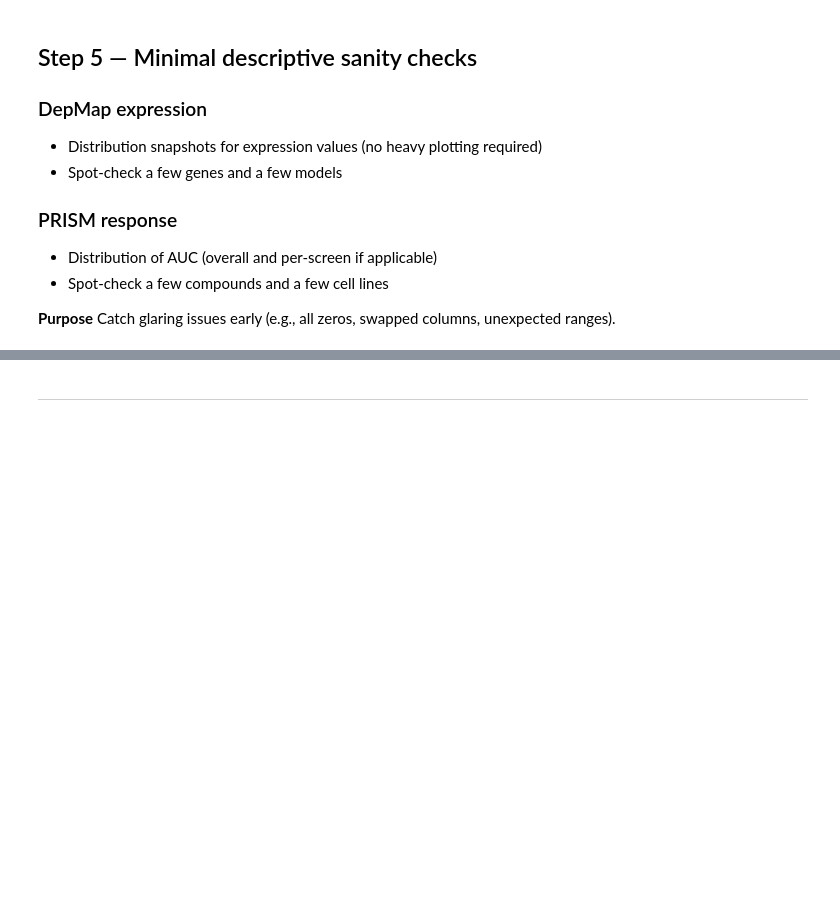
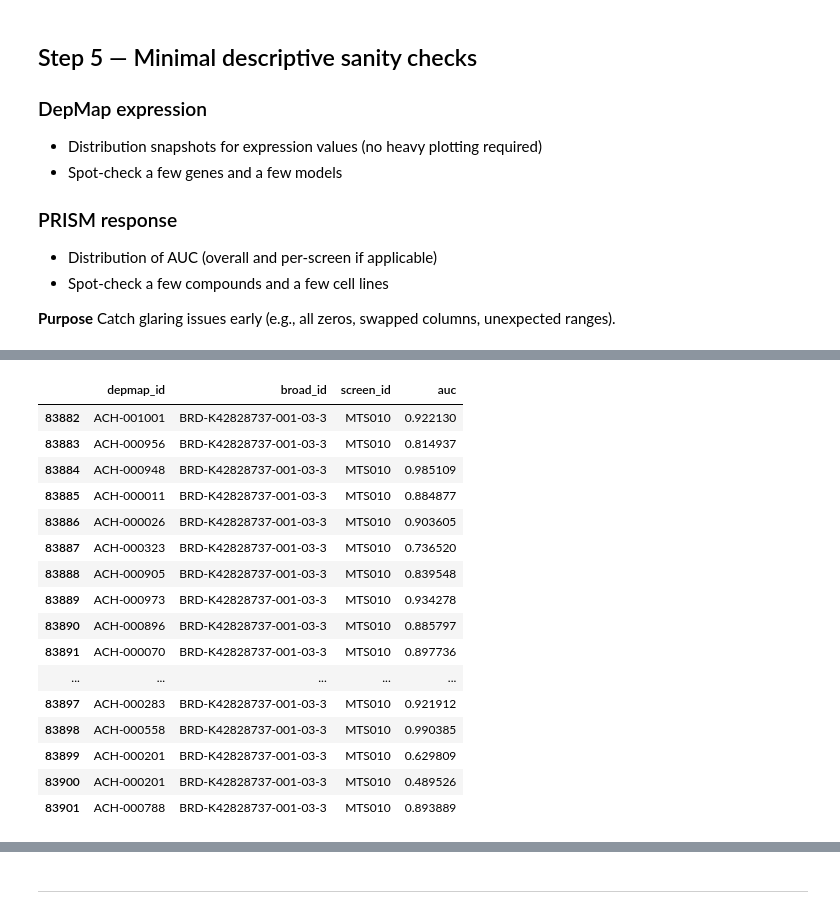
Before and after one commit to paulairazoqui/epigenetic-drug-resistance, a Jupyter notebook: notebooks/01_sanity_checks_depmap_prism.ipynb, the cells around one changed output, grey strips where cells are left out. Cells and saved outputs as stored; diff of their text form; code cells hidden in the pictures; blank space fills up the shorter version.

```diff
--- a/notebooks/01_sanity_checks_depmap_prism.ipynb
+++ b/notebooks/01_sanity_checks_depmap_prism.ipynb
@@ -416,0 +566,67 @@ Catch glaring issues early (e.g., all zeros, swapped columns, unexpected ranges)
+# %%
+# ========= PRISM response =========
+print_block("Step 5B — PRISM response: minimal descriptive sanity checks")
+
+print(f"PRISM rows: {prism.shape[0]:,} | cols: {prism.shape[1]:,}")
+
+# AUC column detection (robust)
+auc_candidates = [c for c in prism.columns if str(c).lower() in {"auc", "auc_mean", "auc_prism"} or "auc" in str(c).lower()]
+if len(auc_candidates) == 0:
+    raise ValueError("Could not find an AUC-like column in PRISM dataframe. Check column names.")
+auc_col = auc_candidates[0]
+print(f"Using AUC column: {auc_col}")
+
+# 1) Overall AUC distribution
+auc_snap = quick_numeric_snapshot(prism[auc_col], name=f"prism_{auc_col}_overall")
+display(auc_snap.to_frame().T)
+
+# 2) Per-screen distribution if screen column exists
+screen_candidates = [c for c in prism.columns if str(c).lower() in {"screen_id", "screen", "screen_name"}]
+screen_col = screen_candidates[0] if screen_candidates else None
+
+if screen_col is not None:
+    print(f"\nScreen column detected: {screen_col}")
+    # show top screens by count
+    top_screens = prism[screen_col].value_counts(dropna=False).head(10)
+    display(top_screens.to_frame("n_rows"))
+
+    # per-screen quantiles (top 5 screens only to keep it light)
+    top5 = top_screens.index[:5]
+    rows = []
+    for sc in top5:
+        rows.append(quick_numeric_snapshot(prism.loc[prism[screen_col] == sc, auc_col], name=f"{screen_col}={sc}"))
+    display(pd.DataFrame(rows))
+else:
+    print("\nNo screen column detected (OK). Skipping per-screen snapshot.")
+
+# 3) Spot-check a few compounds and a few cell lines
+compound_candidates = [c for c in prism.columns if str(c).lower() in {"broad_id", "compound", "drug", "pert_id"}]
+cell_candidates = [c for c in prism.columns if str(c).lower() in {"depmap_id", "ccle_name", "cell_line", "cell"}]
+
+compound_col = compound_candidates[0] if compound_candidates else None
+cell_col = cell_candidates[0] if cell_candidates else None
+
+print(f"\nCompound col: {compound_col} | Cell col: {cell_col}")
+
+rng = np.random.default_rng(42)
+
+cols_to_show = [c for c in [cell_col, compound_col, screen_col, auc_col] if c is not None]
+cols_to_show = list(dict.fromkeys(cols_to_show))  # dedupe while preserving order
+
+if compound_col is not None:
+    compounds = prism[compound_col].dropna().astype(str).unique()
+    pick_compounds = rng.choice(compounds, size=min(5, len(compounds)), replace=False).tolist()
+    print(f"Spot-check compounds: {pick_compounds}")
+    display(prism.loc[prism[compound_col].astype(str).isin(pick_compounds), cols_to_show].head(20))
+
+if cell_col is not None:
+    cells = prism[cell_col].dropna().astype(str).unique()
+    pick_cells = rng.choice(cells, size=min(5, len(cells)), replace=False).tolist()
+    print(f"Spot-check cells: {pick_cells}")
+    display(prism.loc[prism[cell_col].astype(str).isin(pick_cells), cols_to_show].head(20))
+
+# 4) Quick range sanity: AUC should not be constant / all missing
+auc_num = _to_numeric_series(prism[auc_col])
+print(f"\nAUC non-null: {auc_num.notna().sum():,} | unique (approx): {auc_num.dropna().round(6).nunique():,}")
+print(f"AUC min/max: {auc_num.min()} / {auc_num.max()}")
+# %% [output]
@@ -416,0 +654,17 @@ Catch glaring issues early (e.g., all zeros, swapped columns, unexpected ranges)
+|  | depmap_id | broad_id | screen_id | auc |
+| 83882 | ACH-001001 | BRD-K42828737-001-03-3 | MTS010 | 0.922130 |
+| 83883 | ACH-000956 | BRD-K42828737-001-03-3 | MTS010 | 0.814937 |
+| 83884 | ACH-000948 | BRD-K42828737-001-03-3 | MTS010 | 0.985109 |
+| 83885 | ACH-000011 | BRD-K42828737-001-03-3 | MTS010 | 0.884877 |
+| 83886 | ACH-000026 | BRD-K42828737-001-03-3 | MTS010 | 0.903605 |
+| 83887 | ACH-000323 | BRD-K42828737-001-03-3 | MTS010 | 0.736520 |
+| 83888 | ACH-000905 | BRD-K42828737-001-03-3 | MTS010 | 0.839548 |
+| 83889 | ACH-000973 | BRD-K42828737-001-03-3 | MTS010 | 0.934278 |
+| 83890 | ACH-000896 | BRD-K42828737-001-03-3 | MTS010 | 0.885797 |
+| 83891 | ACH-000070 | BRD-K42828737-001-03-3 | MTS010 | 0.897736 |
+| ... | ... | ... | ... | ... |
+| 83897 | ACH-000283 | BRD-K42828737-001-03-3 | MTS010 | 0.921912 |
+| 83898 | ACH-000558 | BRD-K42828737-001-03-3 | MTS010 | 0.990385 |
+| 83899 | ACH-000201 | BRD-K42828737-001-03-3 | MTS010 | 0.629809 |
+| 83900 | ACH-000201 | BRD-K42828737-001-03-3 | MTS010 | 0.489526 |
+| 83901 | ACH-000788 | BRD-K42828737-001-03-3 | MTS010 | 0.893889 |
```
Also changed, not shown: parts of 7 cells of this notebook.
